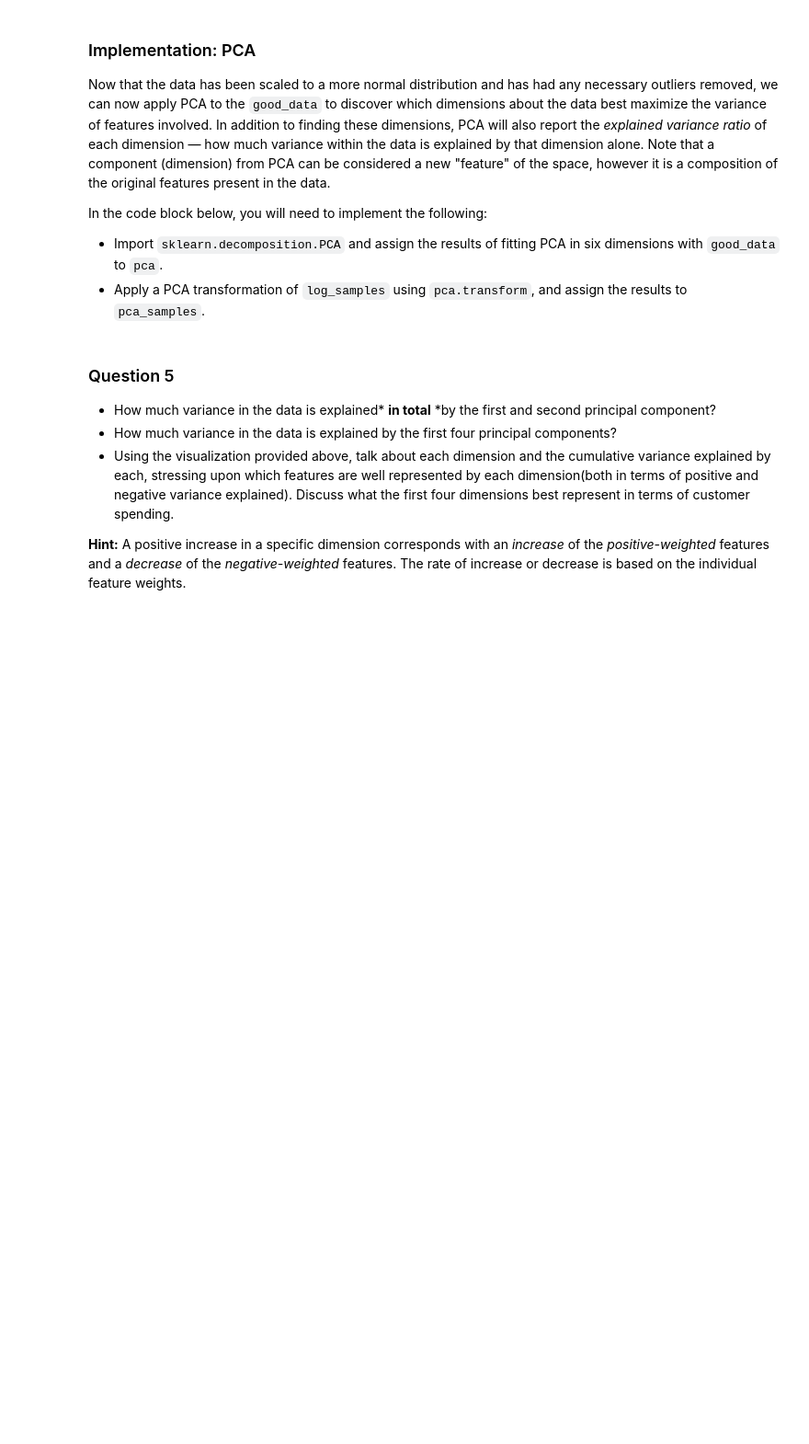
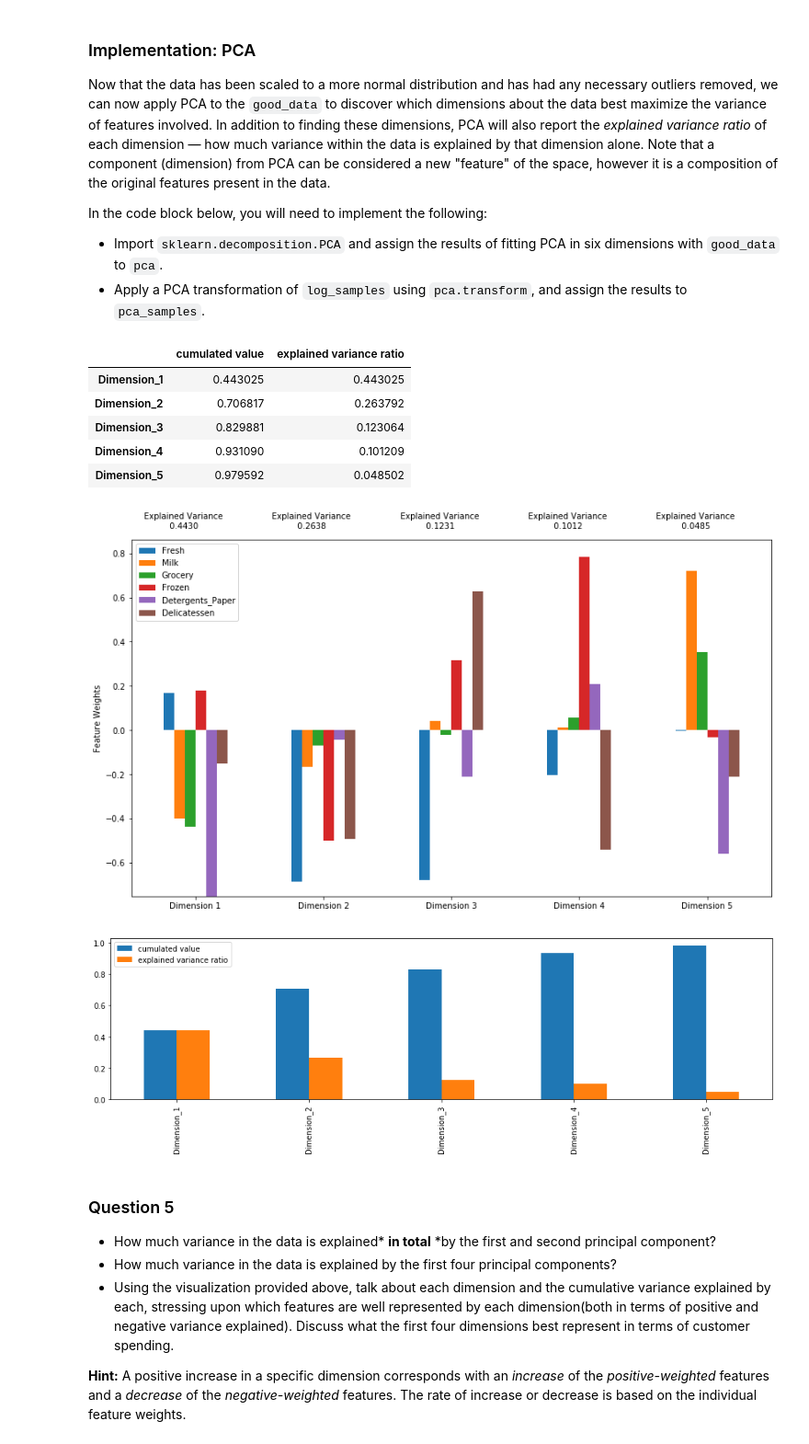
Before and after one commit to mnshr/Udacity-ML, a Jupyter notebook: customer_segments/customer_segments.ipynb, the cells around one changed output. Shown at 92% size. Saved outputs shown, nothing was run; the diff lists cells and outputs as text; code cells hidden in the pictures; blank space fills up the shorter version.

```diff
--- a/customer_segments/customer_segments.ipynb
+++ b/customer_segments/customer_segments.ipynb
@@ -302,13 +260,30 @@ In the code block below, you will need to implement the following:
  - Apply a PCA transformation of `log_samples` using `pca.transform`, and assign the results to `pca_samples`.
 # %%
 # TODO: Apply PCA by fitting the good data with the same number of dimensions as features
-pca = None
+from sklearn.decomposition import PCA
+pca = PCA(n_components=5).fit(good_data)
 
 # TODO: Transform log_samples using the PCA fit above
-pca_samples = None
+pca_samples = pca.transform(log_samples)
 
 # Generate PCA results plot
 pca_results = vs.pca_results(good_data, pca)
+
+variance = pd.DataFrame({'explained variance ratio':pca.explained_variance_ratio_,\
+                        'cumulated value':np.cumsum(pca.explained_variance_ratio_)},\
+                       index = ['Dimension_1','Dimension_2','Dimension_3','Dimension_4','Dimension_5'])
+
+variance.plot.bar(figsize = (16,4))
+display(variance)
+# %% [output]
+|  | cumulated value | explained variance ratio |
+| Dimension_1 | 0.443025 | 0.443025 |
+| Dimension_2 | 0.706817 | 0.263792 |
+| Dimension_3 | 0.829881 | 0.123064 |
+| Dimension_4 | 0.931090 | 0.101209 |
+| Dimension_5 | 0.979592 | 0.048502 |
+[figure, added]
+[figure, added]
 # %% [markdown]
 ### Question 5
 
```
Also changed, not shown: parts of 9 cells of this notebook.
